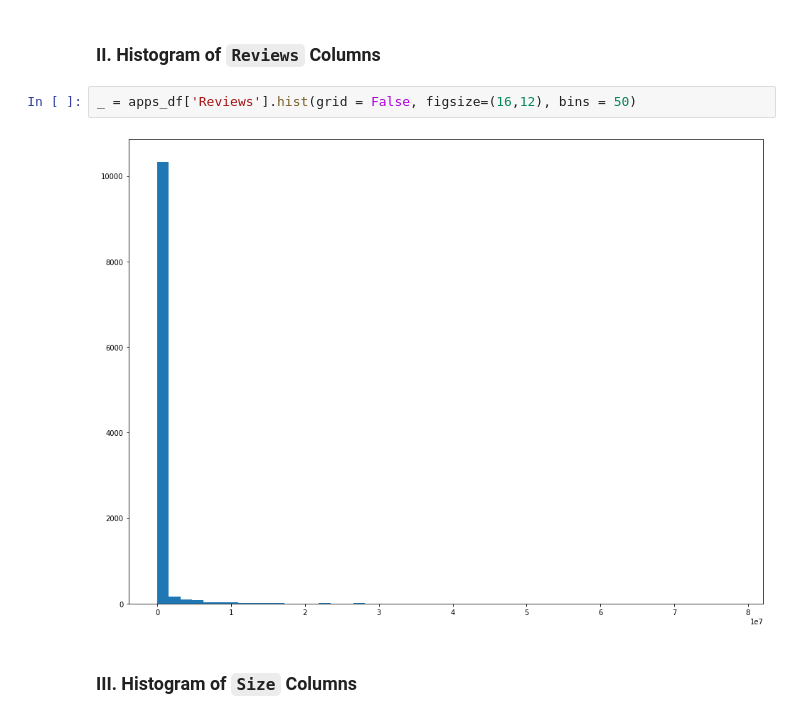
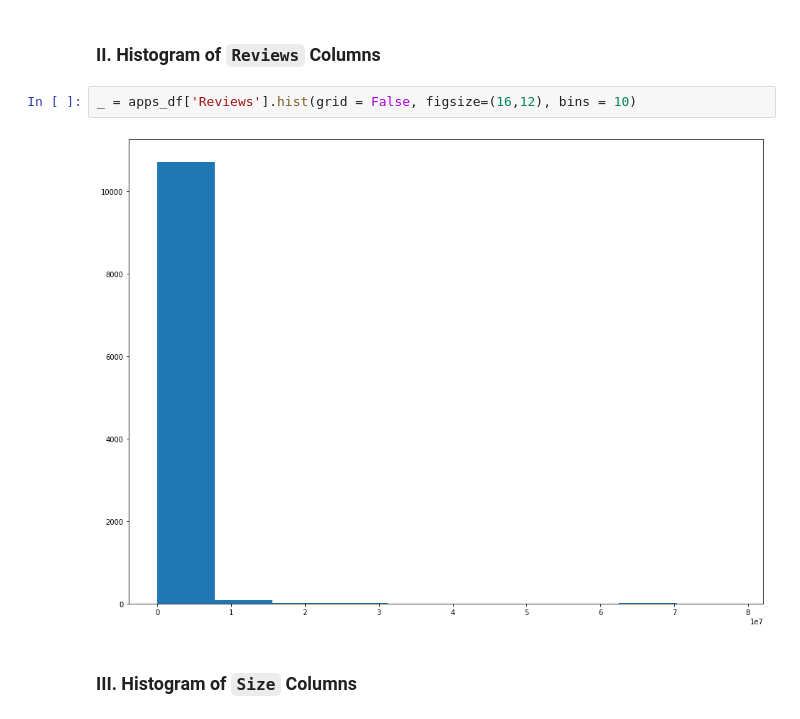
Before and after one commit to Logician724/play-store-analysis, a Jupyter notebook: notebook.ipynb, the cells around one changed output. Saved outputs shown, nothing was run; the diff lists cells and outputs as text.

Commit message:
fix: edit bin sizes in histograms

```diff
--- a/notebook.ipynb
+++ b/notebook.ipynb
@@ -286,9 +286,9 @@ _ = apps_df['Rating'].hist(grid = False, figsize=(16,12), bins = 35)
 # %% [markdown]
 ### II. Histogram of `Reviews` Columns
 # %%
-_ = apps_df['Reviews'].hist(grid = False, figsize=(16,12), bins = 50)
+_ = apps_df['Reviews'].hist(grid = False, figsize=(16,12), bins = 10)
 # %% [output]
-[figure, old version]
+[figure, new version]
 # %% [markdown]
 ### III. Histogram of `Size` Columns
 # %%
```
Also changed, not shown: parts of 1 cell of this notebook.
